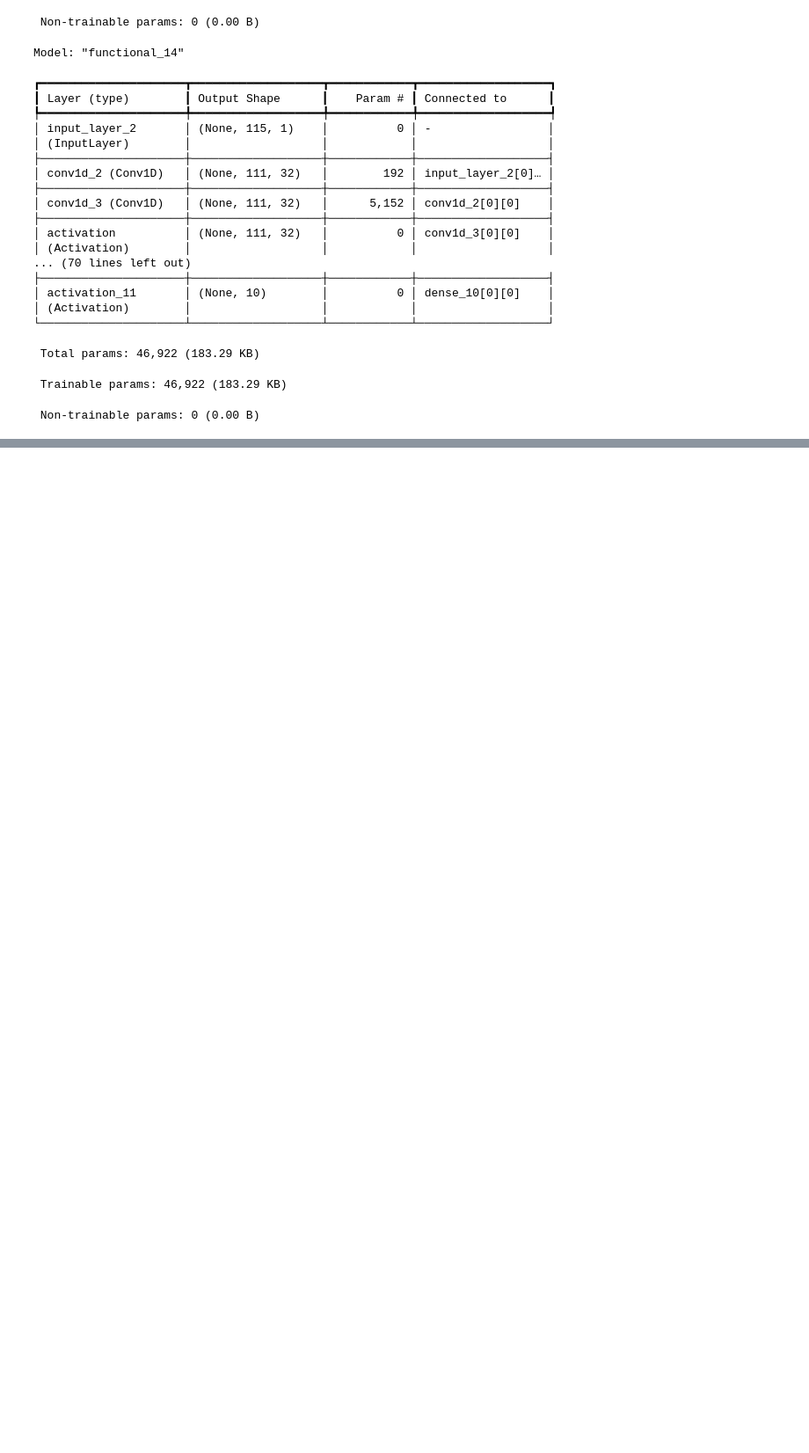
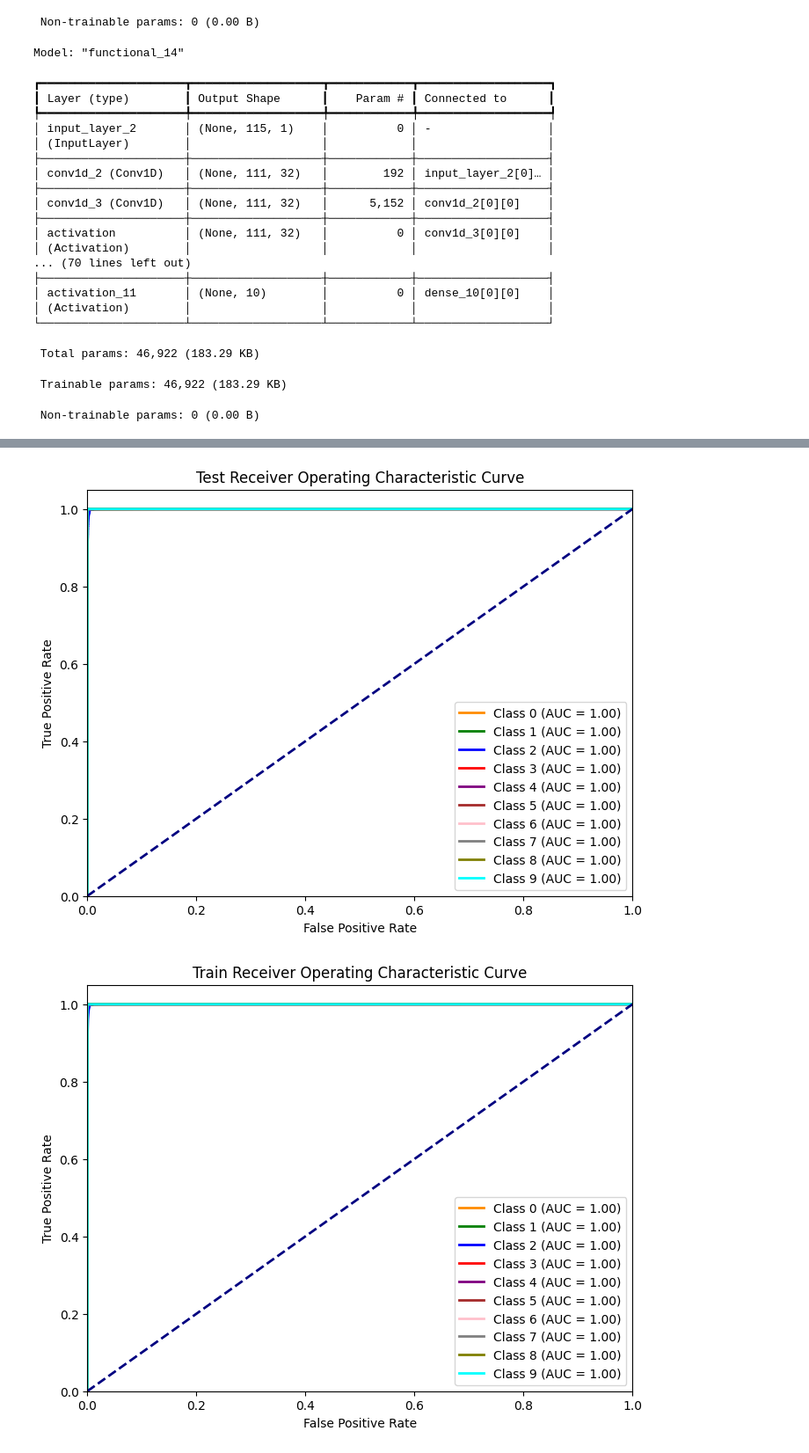
Before and after one commit to nirwan-teji/IDS-based-on-NBaIoT-Dataset, a Jupyter notebook: Finalmodel.ipynb, the cells around one changed output, grey strips where cells are left out. Shown: that part at 88% size. Cells and saved outputs as stored; diff of their text form; code cells hidden in the pictures; blank space fills up the shorter version.

```diff
--- a/Finalmodel.ipynb
+++ b/Finalmodel.ipynb
@@ -494,0 +608,3 @@ plt.show()
+# %%
+plot_roc(x_train_cnn, y_train, x_validate_cnn, y_validate, x_test_cnn, y_test, model)
+# %% [output]
@@ -494,0 +614,2 @@ plt.show()
+[figure, added]
+[figure, added]
```
Also changed, not shown: parts of 19 cells of this notebook.
